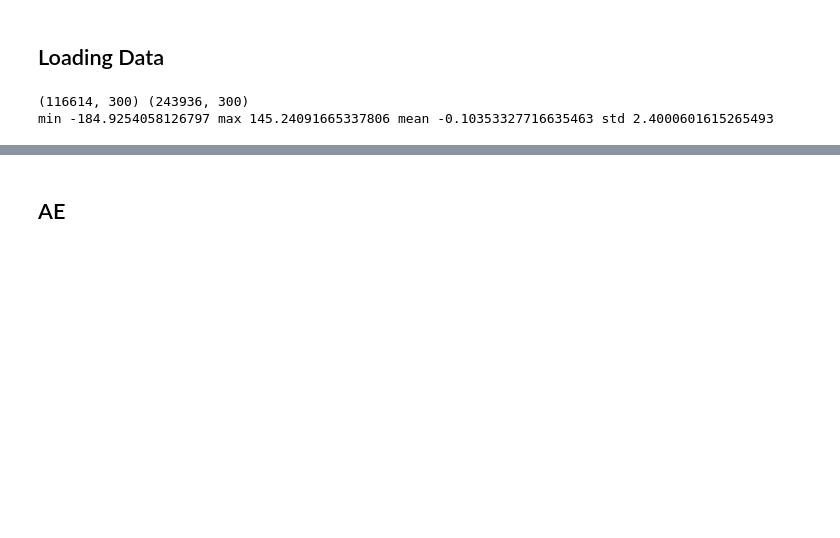
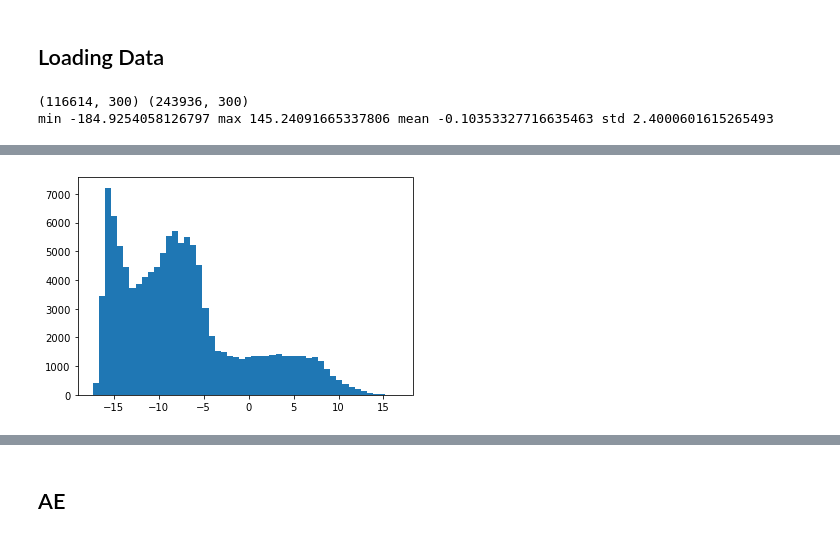
Before and after one commit to ViskaWei/AE, a Jupyter notebook: nb/explore_ae.ipynb, the cells around one changed output, grey strips where cells are left out. Cells and saved outputs as stored; diff of their text form; code cells hidden in the pictures; blank space fills up the shorter version.

```diff
--- a/nb/explore_ae.ipynb
+++ b/nb/explore_ae.ipynb
@@ -52,0 +87,4 @@ with h5py.File(fn, 'r') as f:
+# %%
+_ = plt.hist(flux1[:,1], bins = 50)
+# %% [output]
+[figure, added]
```
Also changed, not shown: parts of 39 cells of this notebook, 11 other files.
